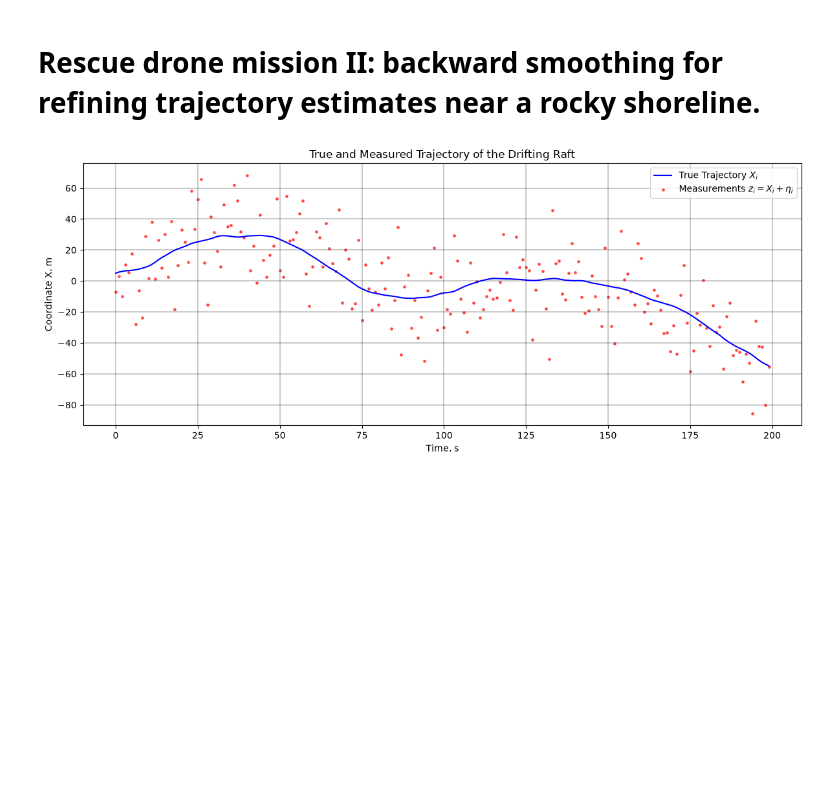
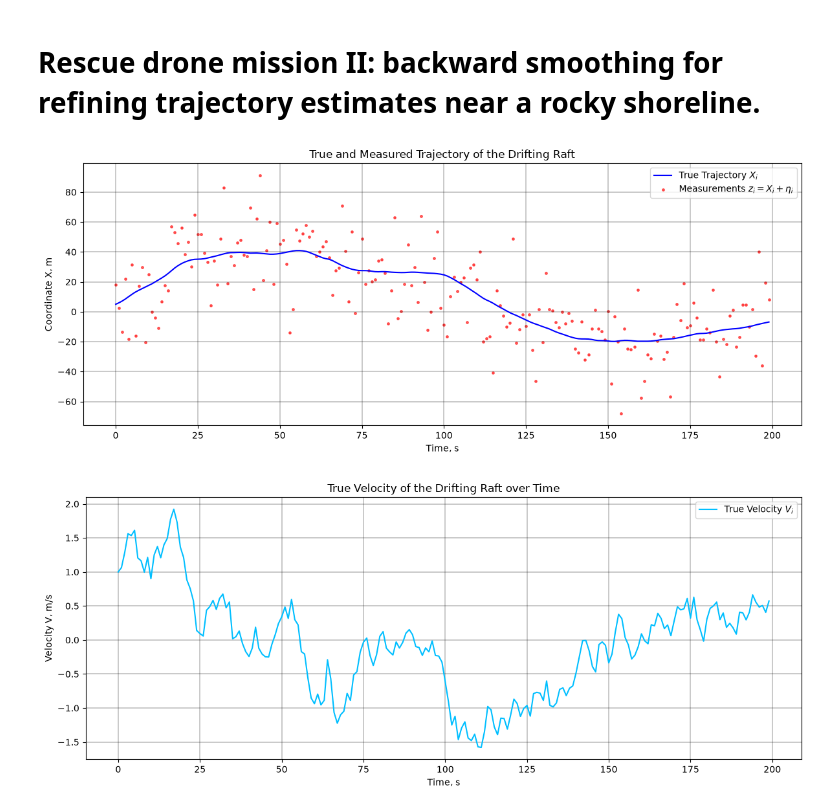
Before and after one commit to VladZg/Experimental-data-processing, a Jupyter notebook: task9/assignment9.ipynb, the cells around one changed output. Saved outputs shown, nothing was run; the diff lists cells and outputs as text; code cells hidden in the pictures; blank space fills up the shorter version.

```diff
--- a/task9/assignment9.ipynb
+++ b/task9/assignment9.ipynb
@@ -29,31 +29,49 @@ def generate_true_trajectory(size, init_coord, init_velocity, sigma_a, t):
         velocity_points[i] = velocity_points[i-1] + acceleration * t
 
     return traj_points, velocity_points
 
 # a function to generate measured trajectory points based on the true trajectory
 def generate_measured_trajectory(true_trajectory, sigma_eta):
     measured_trajectory = true_trajectory.copy()
     return measured_trajectory + np.random.normal(0.0, sigma_eta, size=measured_trajectory.size)
 
 # generate the trajectories
 true_trajectory_raft, true_velocity_raft = generate_true_trajectory(POINTS, INIT_COORD, INIT_VELOCITY, SIGMA_A, T)
 measured_trajectory_raft = generate_measured_trajectory(true_trajectory_raft, SIGMA_ETA)
 
 np.savetxt("true_trajectory_raft.txt", true_trajectory_raft)
 np.savetxt("true_velocity_raft.txt", true_velocity_raft)
 np.savetxt("measured_trajectory_raft.txt", measured_trajectory_raft)
 
+# load the trajectories shared within the team
+true_trajectory_raft = np.loadtxt("true_trajectory_raft.txt")
+true_velocity_raft = np.loadtxt("true_velocity_raft.txt")
+measured_trajectory_raft = np.loadtxt("measured_trajectory_raft.txt")
+
 # plot the true trajectory and the measured points
 steps = np.arange(true_trajectory_raft.size * T, step = T)
 fig, ax = plt.subplots(figsize=(12, 5))
 ax.plot(steps, true_trajectory_raft, color="blue", linewidth=1.5, label="True Trajectory $X_i$")
 ax.scatter(steps, measured_trajectory_raft, color="red", s=6, alpha=0.6, label="Measurements $z_i = X_i + \\eta_i$")
 ax.set_title("True and Measured Trajectory of the Drifting Raft")
 ax.set_xlabel("Time, s")
 ax.set_ylabel("Coordinate X, m")
 ax.grid(True, color="black", linewidth=0.3)
 ax.legend(frameon=True)
 fig.tight_layout()
 plt.show()
+
+# plot the velocity over time
+steps = np.arange(true_velocity_raft.size * T, step = T)
+fig, ax = plt.subplots(figsize=(12, 5))
+ax.plot(steps, true_velocity_raft, color="deepskyblue", linewidth=1.5, label="True Velocity $V_i$")
+ax.set_title("True Velocity of the Drifting Raft over Time")
+ax.set_xlabel("Time, s")
+ax.set_ylabel("Velocity V, m/s")
+ax.grid(True, color="black", linewidth=0.3)
+ax.legend(frameon=True)
+fig.tight_layout()
+plt.show()
 # %% [output]
-[figure, old version]
+[figure, new version]
+[figure, added]
```
Also changed, not shown: parts of 8 cells of this notebook, 5 other files.
